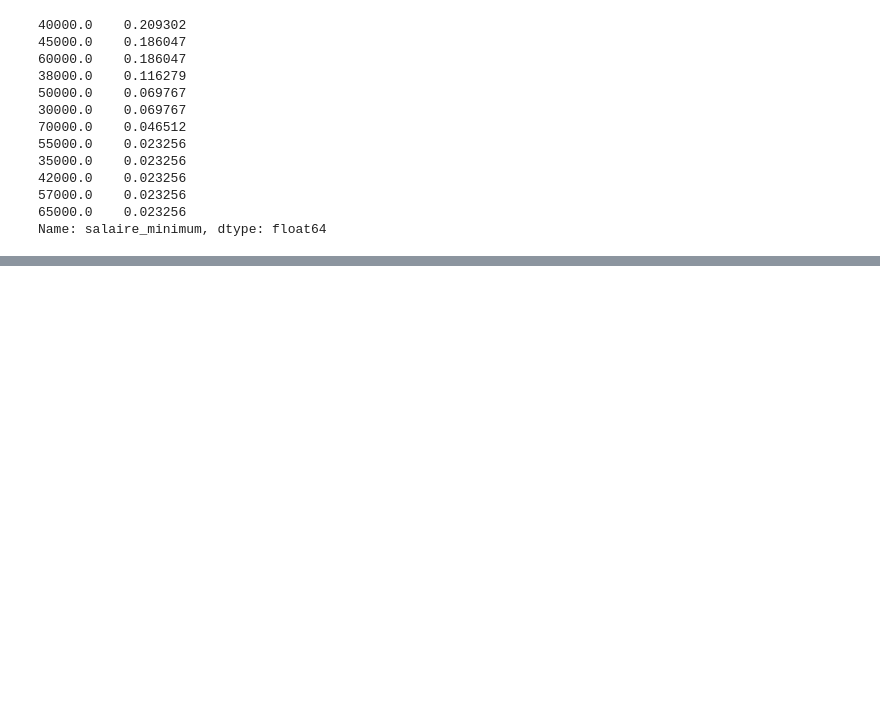
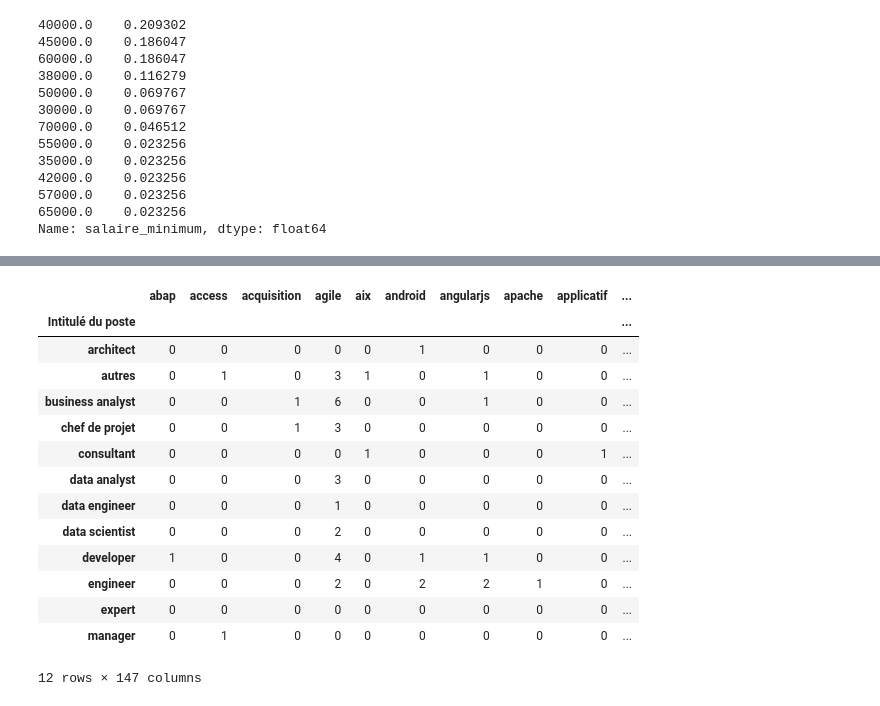
Before and after one commit to data-IA-2022/Find_job_Fengfeng_Asmae_David, a Jupyter notebook: FInd_job_Explo.ipynb, the cells around one changed output, grey strips where cells are left out. Drawn from its saved outputs; the diff is of its cells as text; code cells hidden in the pictures; blank space fills up the shorter version.

```diff
--- a/FInd_job_Explo.ipynb
+++ b/FInd_job_Explo.ipynb
@@ -95,0 +92,20 @@ df_gb
+# %%
+postes = df['Intitulé du poste'].unique() # donne la liste des valeurs possibles
+df_gb = comp_tf.groupby('Intitulé du poste')[names_comp].sum()
+df_gb
+# %% [output]
+|  | abap | access | acquisition | agile | aix | android | angularjs | apache | applicatif | ... |
+| Intitulé du poste |  |  |  |  |  |  |  |  |  | ... |
+| architect | 0 | 0 | 0 | 0 | 0 | 1 | 0 | 0 | 0 | ... |
+| autres | 0 | 1 | 0 | 3 | 1 | 0 | 1 | 0 | 0 | ... |
+| business analyst | 0 | 0 | 1 | 6 | 0 | 0 | 1 | 0 | 0 | ... |
+| chef de projet | 0 | 0 | 1 | 3 | 0 | 0 | 0 | 0 | 0 | ... |
+| consultant | 0 | 0 | 0 | 0 | 1 | 0 | 0 | 0 | 1 | ... |
+| data analyst | 0 | 0 | 0 | 3 | 0 | 0 | 0 | 0 | 0 | ... |
+| data engineer | 0 | 0 | 0 | 1 | 0 | 0 | 0 | 0 | 0 | ... |
+| data scientist | 0 | 0 | 0 | 2 | 0 | 0 | 0 | 0 | 0 | ... |
+| developer | 1 | 0 | 0 | 4 | 0 | 1 | 1 | 0 | 0 | ... |
+| engineer | 0 | 0 | 0 | 2 | 0 | 2 | 2 | 1 | 0 | ... |
+| expert | 0 | 0 | 0 | 0 | 0 | 0 | 0 | 0 | 0 | ... |
+| manager | 0 | 1 | 0 | 0 | 0 | 0 | 0 | 0 | 0 | ... |
+12 rows × 147 columns
```
Also changed, not shown: parts of 1 cell of this notebook.
